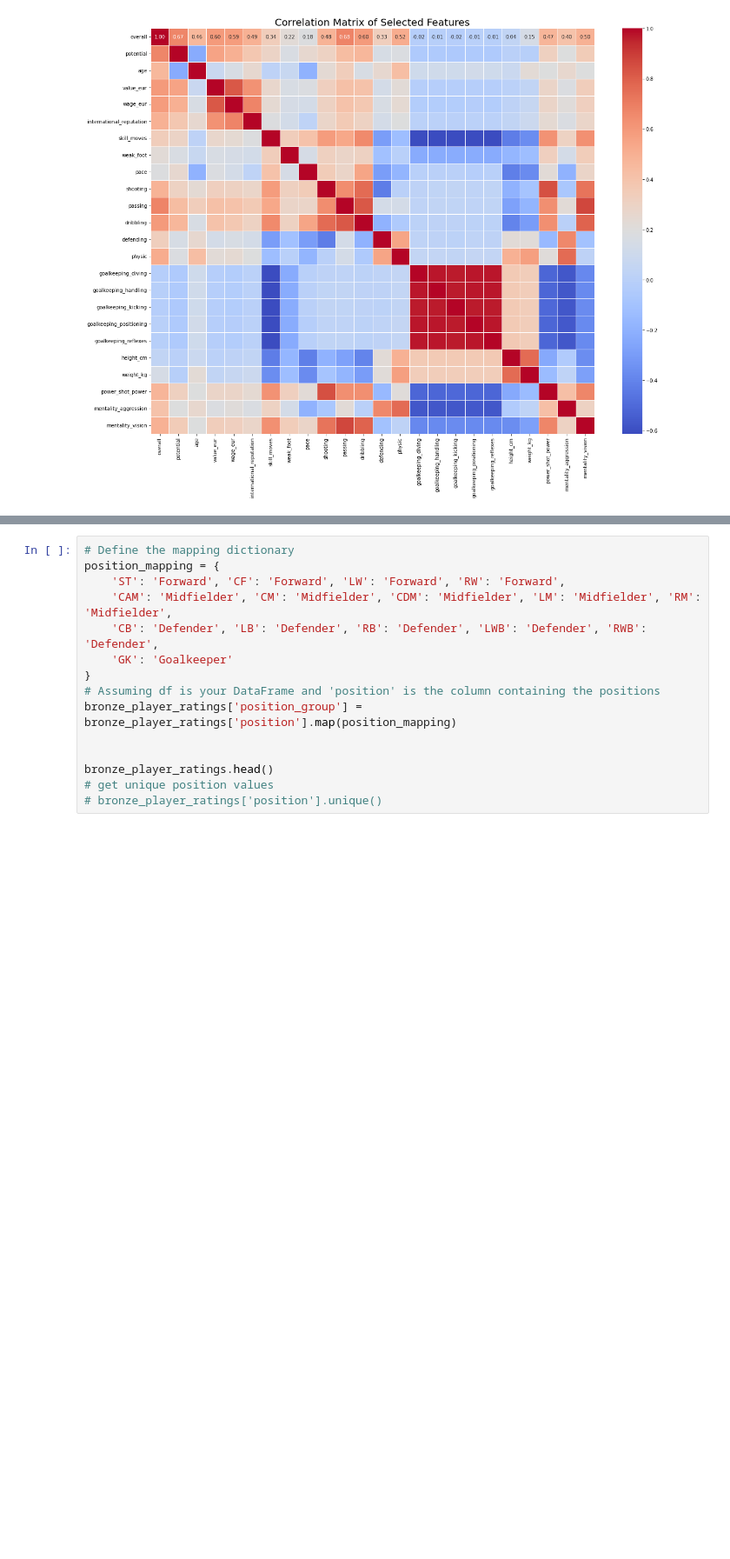
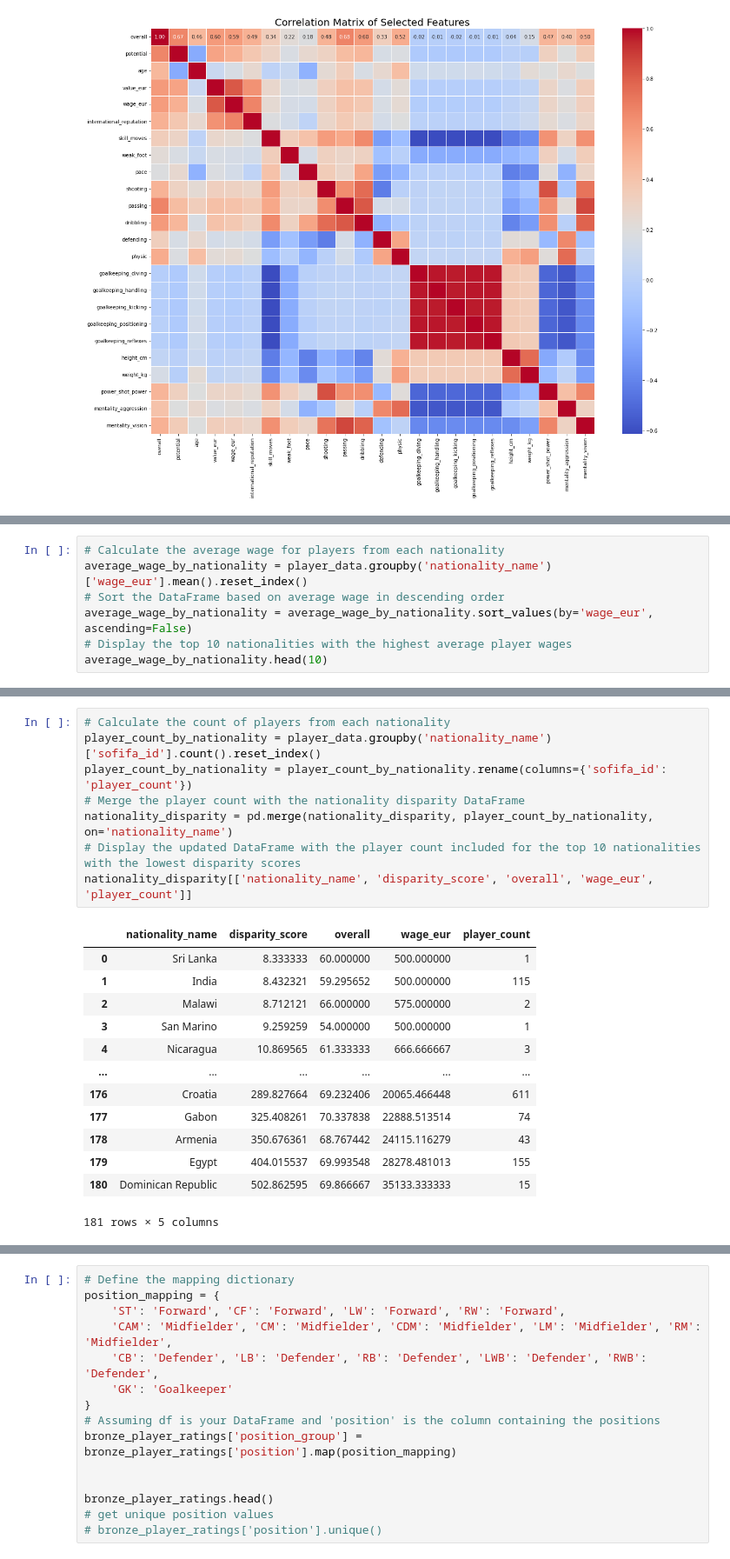
Before and after one commit to brandon-ds/siads593-M1, a Jupyter notebook: notebooks/EDA-cleaning_manipulation.ipynb, the cells around one changed output, grey strips where cells are left out. Shown at 87% size. Saved outputs shown, nothing was run; the diff lists cells and outputs as text; blank space fills up the shorter version.

```diff
--- a/notebooks/EDA-cleaning_manipulation.ipynb
+++ b/notebooks/EDA-cleaning_manipulation.ipynb
@@ -165,0 +182,7 @@ plt.show()
+# %%
+# Calculate the average wage for players from each nationality
+average_wage_by_nationality = player_data.groupby('nationality_name')['wage_eur'].mean().reset_index()
+# Sort the DataFrame based on average wage in descending order
+average_wage_by_nationality = average_wage_by_nationality.sort_values(by='wage_eur', ascending=False)
+# Display the top 10 nationalities with the highest average player wages
+average_wage_by_nationality.head(10)
@@ -165,0 +264,22 @@ plt.show()
+# %%
+# Calculate the count of players from each nationality
+player_count_by_nationality = player_data.groupby('nationality_name')['sofifa_id'].count().reset_index()
+player_count_by_nationality = player_count_by_nationality.rename(columns={'sofifa_id': 'player_count'})
+# Merge the player count with the nationality disparity DataFrame
+nationality_disparity = pd.merge(nationality_disparity, player_count_by_nationality, on='nationality_name')
+# Display the updated DataFrame with the player count included for the top 10 nationalities with the lowest disparity scores
+nationality_disparity[['nationality_name', 'disparity_score', 'overall', 'wage_eur', 'player_count']]
+# %% [output]
+|  | nationality_name | disparity_score | overall | wage_eur | player_count |
+| 0 | Sri Lanka | 8.333333 | 60.000000 | 500.000000 | 1 |
+| 1 | India | 8.432321 | 59.295652 | 500.000000 | 115 |
+| 2 | Malawi | 8.712121 | 66.000000 | 575.000000 | 2 |
+| 3 | San Marino | 9.259259 | 54.000000 | 500.000000 | 1 |
+| 4 | Nicaragua | 10.869565 | 61.333333 | 666.666667 | 3 |
+| ... | ... | ... | ... | ... | ... |
+| 176 | Croatia | 289.827664 | 69.232406 | 20065.466448 | 611 |
+| 177 | Gabon | 325.408261 | 70.337838 | 22888.513514 | 74 |
+| 178 | Armenia | 350.676361 | 68.767442 | 24115.116279 | 43 |
+| 179 | Egypt | 404.015537 | 69.993548 | 28278.481013 | 155 |
+| 180 | Dominican Republic | 502.862595 | 69.866667 | 35133.333333 | 15 |
+181 rows × 5 columns
```
Also changed, not shown: parts of 10 cells of this notebook.
